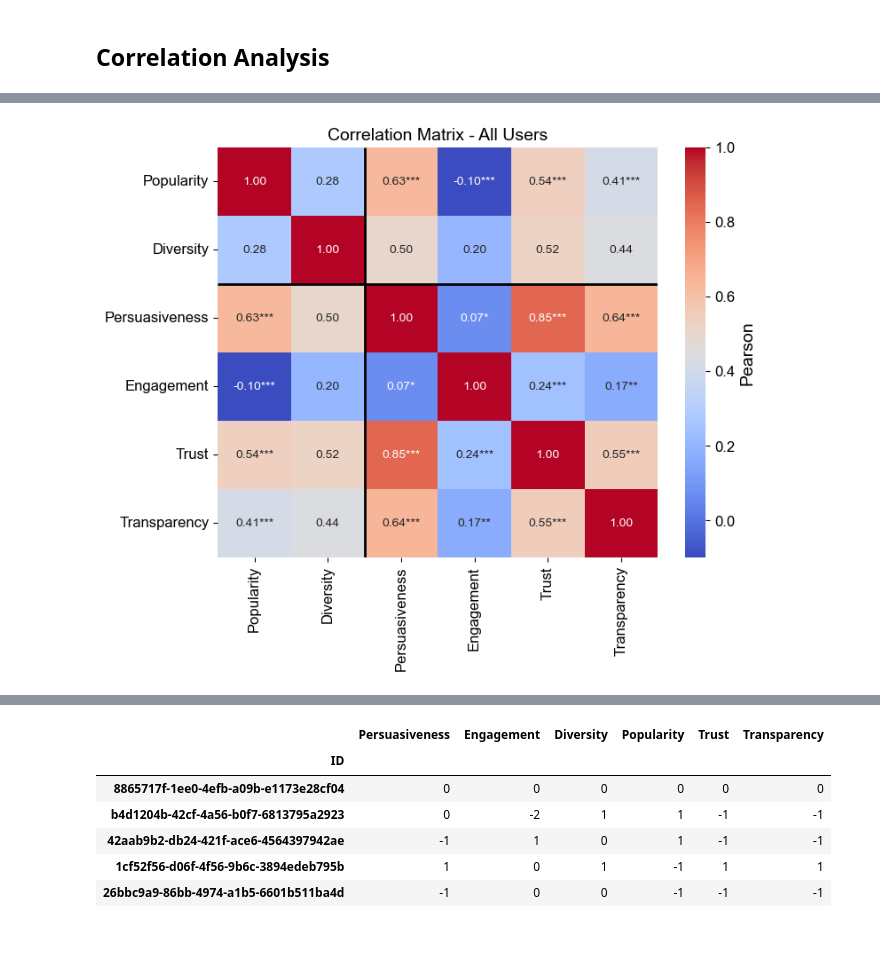
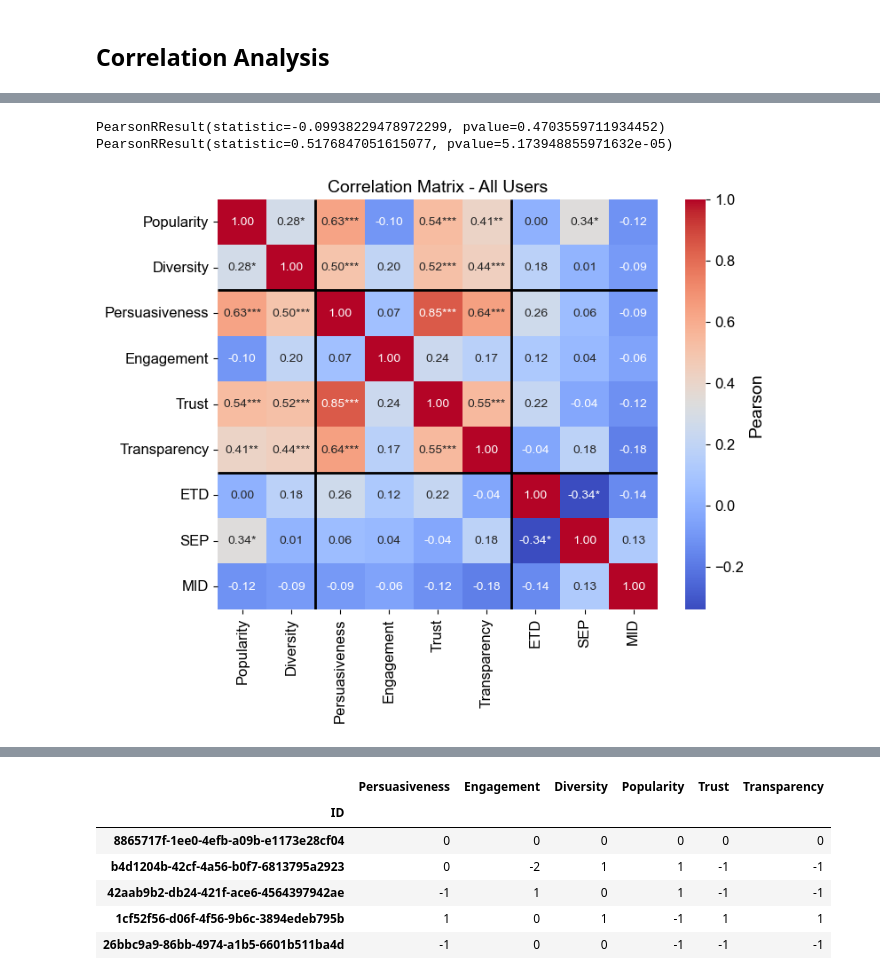
Before and after one commit to andlzanon/offline_metrics_explanation_rec_goals, a Jupyter notebook: Online User Study/Online Analysis.ipynb, the cells around one changed output, grey strips where cells are left out. Saved outputs shown, nothing was run; the diff lists cells and outputs as text; code cells hidden in the pictures; blank space fills up the shorter version.

```diff
--- a/Online User Study/Online Analysis.ipynb
+++ b/Online User Study/Online Analysis.ipynb
@@ -689,0 +709,4 @@ pem_end_expl_count_final[pem_end_expl_count_final.index.isin(ids)].mean()
+# %%
+# loading KG
+props_df = pd.read_csv("../KnowledgeGraph/props_wikidata_movielens_small.csv")
+props_df
@@ -689,0 +921,3 @@ pem_end_expl_count_final[pem_end_expl_count_final.index.isin(ids)].mean()
+# %%
+user_metrics = pd.DataFrame(index=end_expl_copy.index.unique().to_list(), columns=['pem_sep', 'pem_etd', 'pem_mid', 'explod_sep', 'explod_etd', 'explod_mid'])
+user_metrics
@@ -737,0 +1167,10 @@ corr_reordered = corr.loc[new_order, new_order]
+# %%
+user_metrics['ETD'] = user_metrics['pem_etd'] - user_metrics['explod_etd']
+user_metrics['SEP'] = user_metrics['pem_sep'] - user_metrics['explod_sep']
+user_metrics['MID'] = user_metrics['pem_mid'] - user_metrics['explod_mid']
+
+offline_diff = user_metrics[['ETD', 'SEP', 'MID']]
+
+all_metrics_df = pd.merge(df_res, offline_diff, left_index=True, right_index=True, how='inner')
+
+all_metrics_df
@@ -738,52 +1209,65 @@ corr_reordered = corr.loc[new_order, new_order]
+# %%
+from scipy.stats import pearsonr, spearmanr
+print(pearsonr(all_metrics_df["Engagement"], all_metrics_df["Popularity"]))
+print(pearsonr(all_metrics_df["Diversity"], all_metrics_df["Trust"]))
+# %% [output]
+PearsonRResult(statistic=-0.09938229478972299, pvalue=0.4703559711934452)
+PearsonRResult(statistic=0.5176847051615077, pvalue=5.173948855971632e-05)
+# %%
+all_metrics_df = all_metrics_df.astype(float)
 # %%
 from scipy.stats import pearsonr, spearmanr
 
-cols = df_res.columns
+cols = all_metrics_df.columns
 n = len(cols)
 corrvals = pd.DataFrame(np.zeros((n, n)), columns=cols, index=cols)
 pvals = pd.DataFrame(np.zeros((n, n)), columns=cols, index=cols)
 
 # Compute Pearson correlation and p-values
 for i in range(n):
     for j in range(i, n):
-        r, p = pearsonr(df_res[cols[i]], df_res[cols[j]])
+        r, p = pearsonr(all_metrics_df[cols[i]], all_metrics_df[cols[j]])
         corrvals.iloc[i,j] = r
         corrvals.iloc[j,i] = r  # symmetric
         pvals.iloc[i,j] = p
         pvals.iloc[j,i] = p  # symmetric
 
-priority = ["Popularity", "Diversity"]
-new_order = priority + [c for c in corr.columns if c not in priority]
-corrvals = corrvals.loc[new_order, new_order]
-annot = corrvals.round(2).astype(str)
-
+annot = corrvals.copy().astype(object)
 for i in range(n):
     for j in range(n):
+        r = corrvals.iloc[i, j]
         p = pvals.iloc[i, j]
-        r = corrvals.iloc[i, j]
-        if i != j:
-            stars = ""
-            if p < 0.001:
-                stars = "***"
-            elif p < 0.01:
-                stars = "**"
-            elif p < 0.05:
-                stars = "*"
+        if i == j:
+            annot.iloc[i, j] = f"{r:.2f}"
+        else:
+            if p < 0.001: stars = "***"
+            elif p < 0.01: stars = "**"
+            elif p < 0.05: stars = "*"
+            else: stars = ""
             annot.iloc[i, j] = f"{r:.2f}{stars}"
-        else:
-            annot.iloc[i, j] = f"{r:.2f}"
+
+# change corvals and anot
+priority = ["Popularity", "Diversity"]
+new_order = [c for c in priority if c in corrvals.columns] + \
+             [c for c in corrvals.columns if c not in priority]
+
+corrvals_plot = corrvals.reindex(index=new_order, columns=new_order)
+annot_plot    = annot.reindex(index=new_order, columns=new_order)
+
 # Plot
 plt.figure(figsize=(8,6))
-ax = sns.heatmap(corrvals, annot=annot, fmt="", cmap="coolwarm",
+ax = sns.heatmap(corrvals_plot, annot=annot_plot, fmt="", cmap="coolwarm",
             cbar_kws={'label': 'Pearson'})
 
 ax.hlines([2], *ax.get_xlim(), colors="black", linewidth=2)
 ax.vlines([2], *ax.get_ylim(), colors="black", linewidth=2)
+ax.hlines([6], *ax.get_xlim(), colors="black", linewidth=2)
+ax.vlines([6], *ax.get_ylim(), colors="black", linewidth=2)
 
 plt.title("Correlation Matrix - All Users")
 plt.show()
 # %% [output]
-[figure, old version]
+[figure, new version]
 # %%
 print("P-value matrix:\n")
 print(pvals)
```
Also changed, not shown: parts of 28 cells of this notebook, 1 other file.
